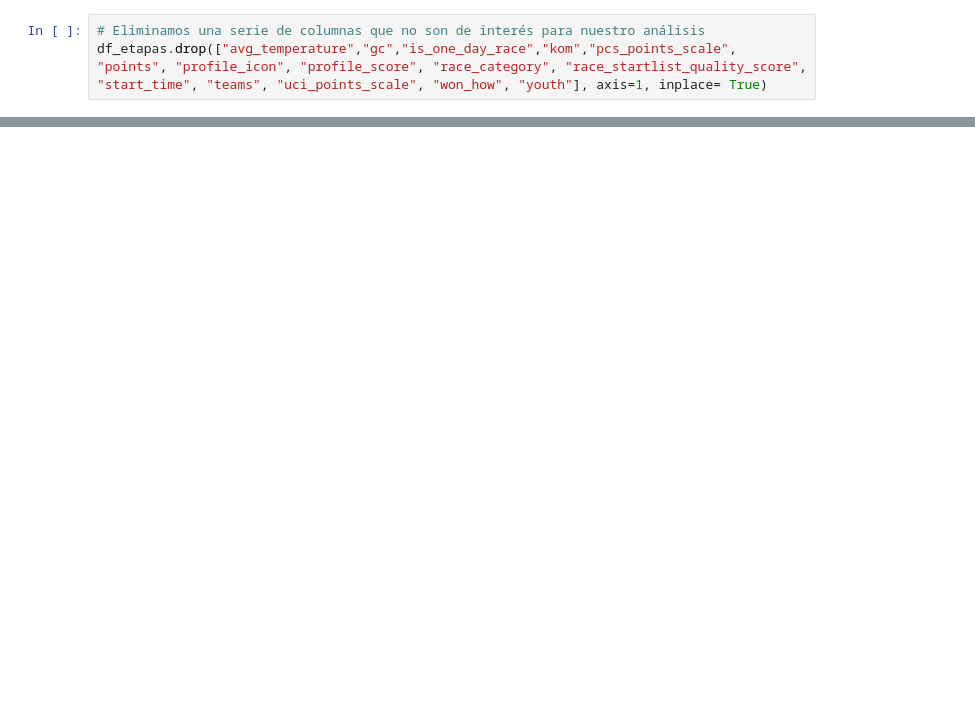
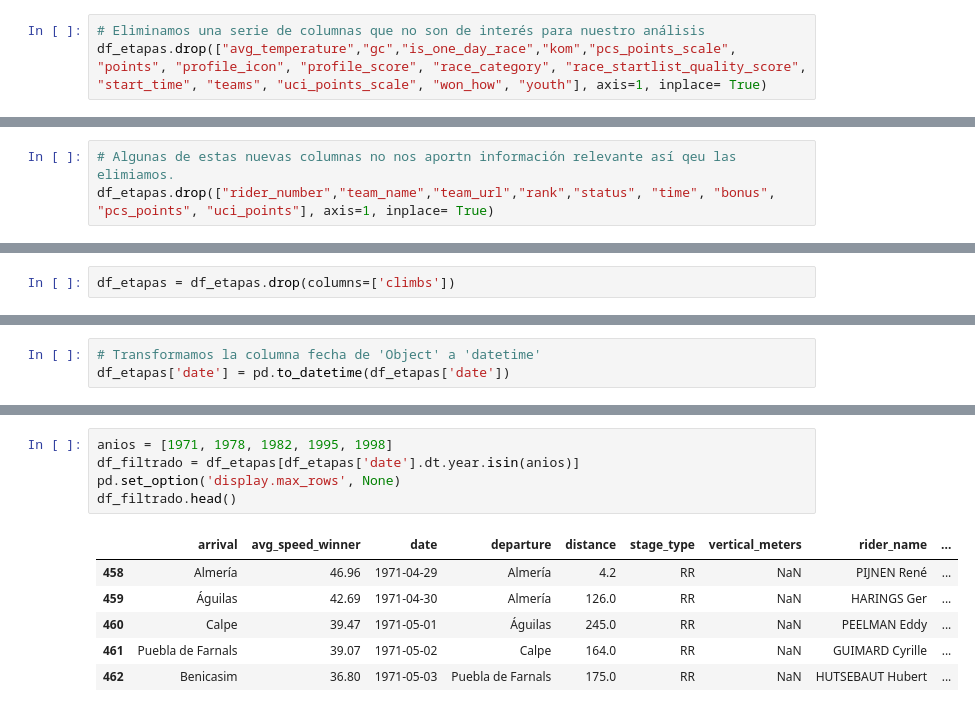
Before and after one commit to Rcm89/Proyecto5-RecorridosCiclsitas, a Jupyter notebook: notebooks/api-procyclingstats.ipynb, the cells around one changed output, grey strips where cells are left out. Saved outputs shown, nothing was run; the diff lists cells and outputs as text; blank space fills up the shorter version.

```diff
--- a/notebooks/api-procyclingstats.ipynb
+++ b/notebooks/api-procyclingstats.ipynb
@@ -200,0 +336,3 @@ df_etapas.head()
+# %%
+# Algunas de estas nuevas columnas no nos aportn información relevante así qeu las elimiamos.
+df_etapas.drop(["rider_number","team_name","team_url","rank","status", "time", "bonus", "pcs_points", "uci_points"], axis=1, inplace= True)
@@ -223,0 +384,2 @@ np.int64(752)
+# %%
+df_etapas = df_etapas.drop(columns=['climbs'])
@@ -223,0 +395,3 @@ np.int64(752)
+# %%
+# Transformamos la columna fecha de 'Object' a 'datetime'
+df_etapas['date'] = pd.to_datetime(df_etapas['date'])
@@ -223,0 +422,12 @@ np.int64(752)
+# %%
+anios = [1971, 1978, 1982, 1995, 1998]
+df_filtrado = df_etapas[df_etapas['date'].dt.year.isin(anios)]
+pd.set_option('display.max_rows', None)
+df_filtrado.head()
+# %% [output]
+|  | arrival | avg_speed_winner | date | departure | distance | stage_type | vertical_meters | rider_name | ... |
+| 458 | Almería | 46.96 | 1971-04-29 | Almería | 4.2 | RR | NaN | PIJNEN René | ... |
+| 459 | Águilas | 42.69 | 1971-04-30 | Almería | 126.0 | RR | NaN | HARINGS Ger | ... |
+| 460 | Calpe | 39.47 | 1971-05-01 | Águilas | 245.0 | RR | NaN | PEELMAN Eddy | ... |
+| 461 | Puebla de Farnals | 39.07 | 1971-05-02 | Calpe | 164.0 | RR | NaN | GUIMARD Cyrille | ... |
+| 462 | Benicasim | 36.80 | 1971-05-03 | Puebla de Farnals | 175.0 | RR | NaN | HUTSEBAUT Hubert | ... |
```
Also changed, not shown: parts of 26 cells of this notebook.
